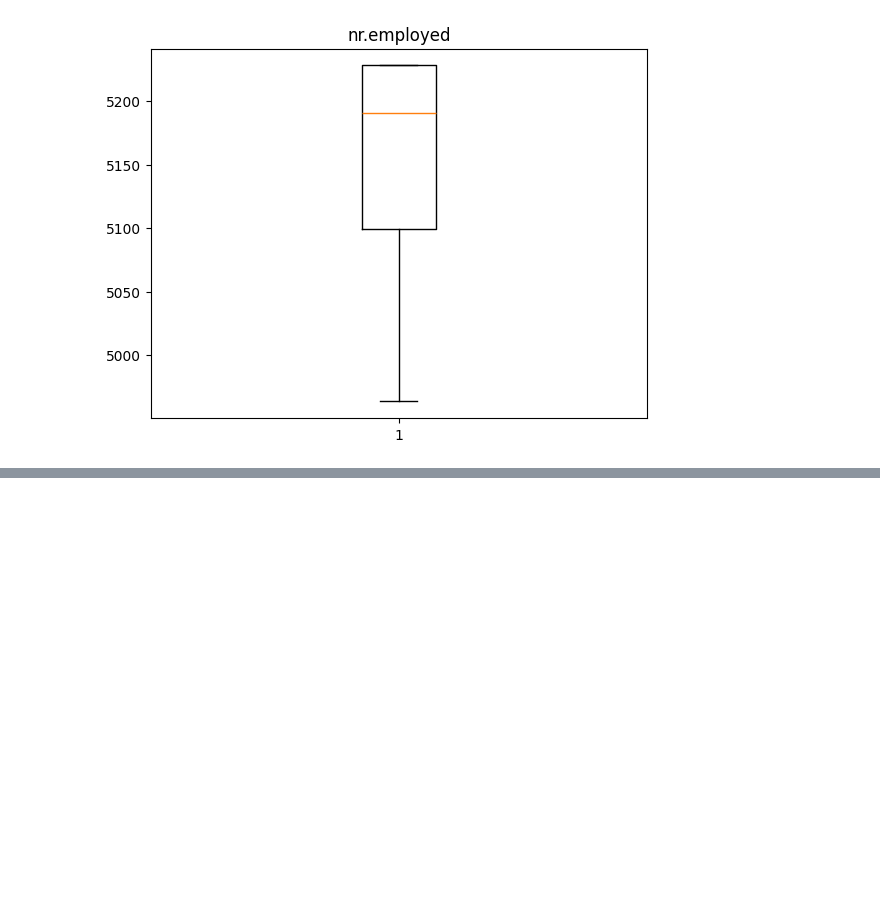
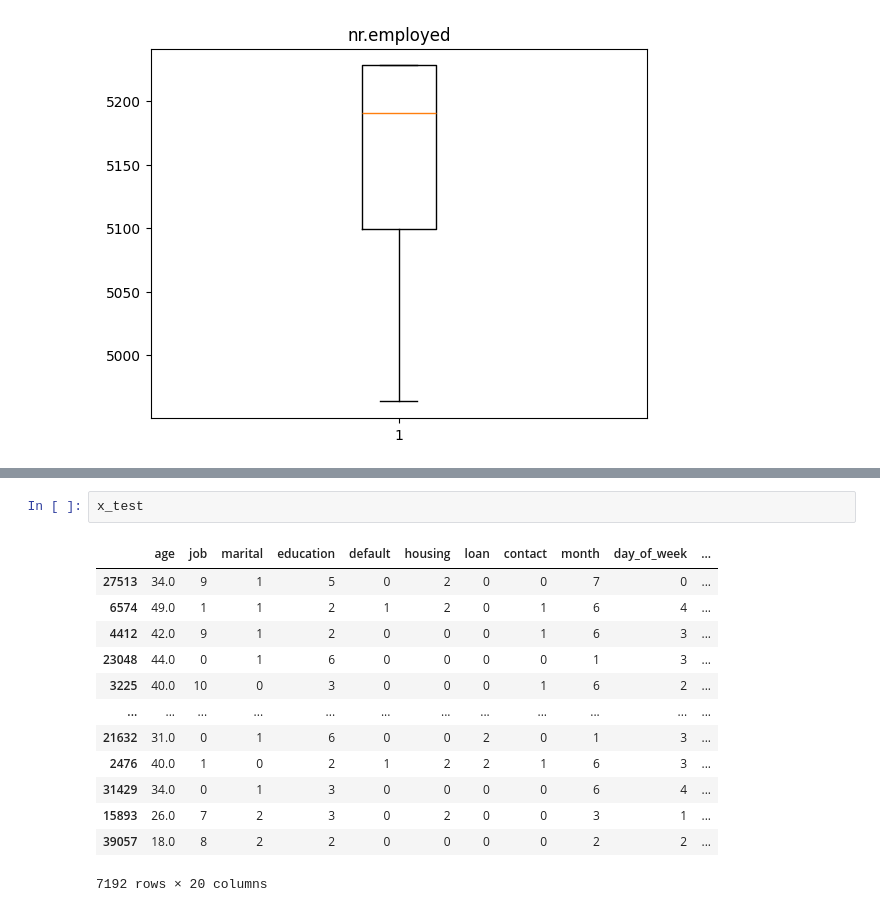
Before and after one commit to Ramya-sri123/Machine-Learning, a Jupyter notebook: Logistic_Regression_Handson.ipynb, the cells around one changed output, grey strips where cells are left out. Cells and saved outputs as stored; diff of their text form; blank space fills up the shorter version.

```diff
--- a/Logistic_Regression_Handson.ipynb
+++ b/Logistic_Regression_Handson.ipynb
@@ -177,0 +306,16 @@ for i in df.columns:
+# %%
+x_test
+# %% [output]
+|  | age | job | marital | education | default | housing | loan | contact | month | day_of_week | ... |
+| 27513 | 34.0 | 9 | 1 | 5 | 0 | 2 | 0 | 0 | 7 | 0 | ... |
+| 6574 | 49.0 | 1 | 1 | 2 | 1 | 2 | 0 | 1 | 6 | 4 | ... |
+| 4412 | 42.0 | 9 | 1 | 2 | 0 | 0 | 0 | 1 | 6 | 3 | ... |
+| 23048 | 44.0 | 0 | 1 | 6 | 0 | 0 | 0 | 0 | 1 | 3 | ... |
+| 3225 | 40.0 | 10 | 0 | 3 | 0 | 0 | 0 | 1 | 6 | 2 | ... |
+| ... | ... | ... | ... | ... | ... | ... | ... | ... | ... | ... | ... |
+| 21632 | 31.0 | 0 | 1 | 6 | 0 | 0 | 2 | 0 | 1 | 3 | ... |
+| 2476 | 40.0 | 1 | 0 | 2 | 1 | 2 | 2 | 1 | 6 | 3 | ... |
+| 31429 | 34.0 | 0 | 1 | 3 | 0 | 0 | 0 | 0 | 6 | 4 | ... |
+| 15893 | 26.0 | 7 | 2 | 3 | 0 | 2 | 0 | 0 | 3 | 1 | ... |
+| 39057 | 18.0 | 8 | 2 | 2 | 0 | 0 | 0 | 0 | 2 | 2 | ... |
+7192 rows × 20 columns
```
Also changed, not shown: parts of 19 cells of this notebook.
